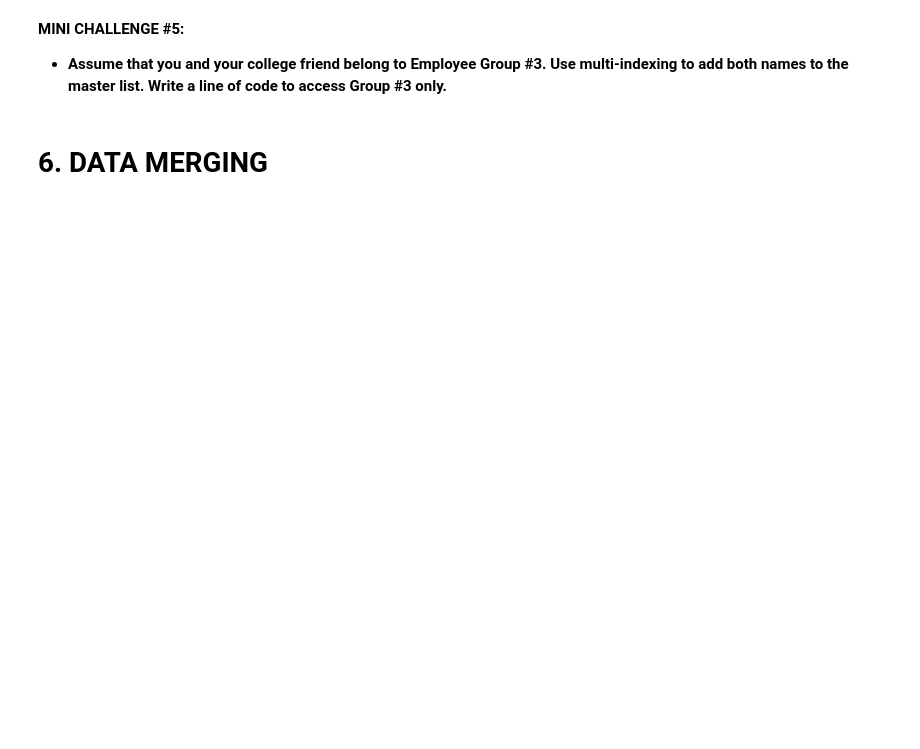
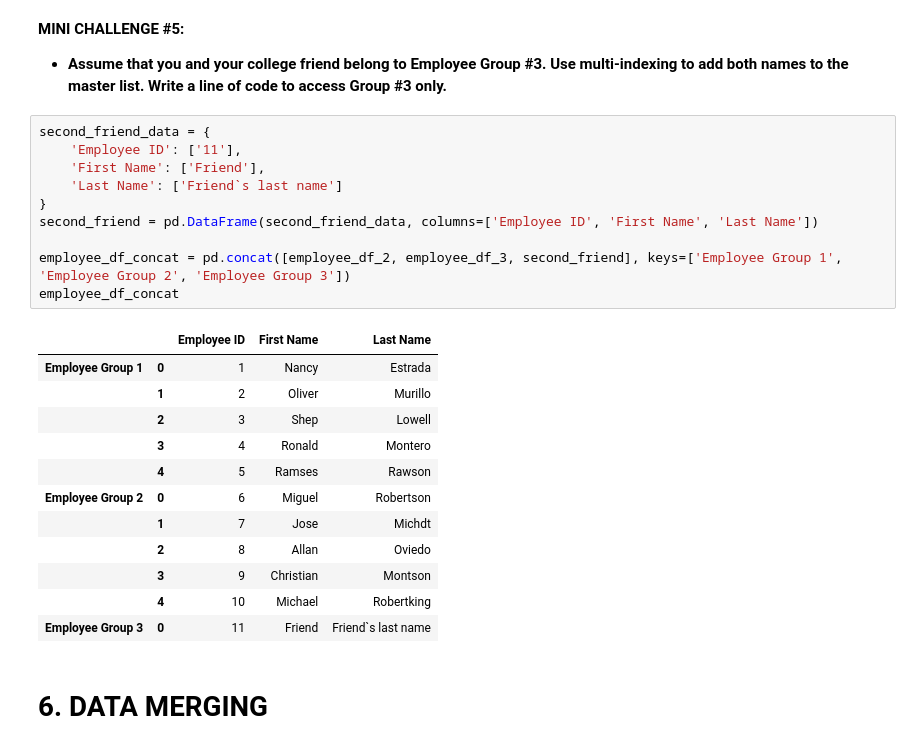
Before and after one commit to miguelestradam3/jupyter_pandas_third_training, a Jupyter notebook: Pandas for Data Analysis - Learning Path Part 3.ipynb, the cells around one changed output. Drawn from its saved outputs; the diff is of its cells as text; blank space fills up the shorter version.

```diff
--- a/Pandas for Data Analysis - Learning Path Part 3.ipynb
+++ b/Pandas for Data Analysis - Learning Path Part 3.ipynb
@@ -351,6 +356,29 @@ Name: First Name, dtype: object
 # %% [markdown]
 **MINI CHALLENGE #5:**
 - **Assume that you and your college friend belong to Employee Group #3. Use multi-indexing to add both names to the master list. Write a line of code to access Group #3 only.**
+# %%
+second_friend_data = {
+    'Employee ID': ['11'],
+    'First Name': ['Friend'],
+    'Last Name': ['Friend`s last name']
+}
+second_friend = pd.DataFrame(second_friend_data, columns=['Employee ID', 'First Name', 'Last Name'])
+
+employee_df_concat = pd.concat([employee_df_2, employee_df_3, second_friend], keys=['Employee Group 1', 'Employee Group 2', 'Employee Group 3'])
+employee_df_concat
+# %% [output]
+|  |  | Employee ID | First Name | Last Name |
+| Employee Group 1 | 0 | 1 | Nancy | Estrada |
+|  | 1 | 2 | Oliver | Murillo |
+|  | 2 | 3 | Shep | Lowell |
+|  | 3 | 4 | Ronald | Montero |
+|  | 4 | 5 | Ramses | Rawson |
+| Employee Group 2 | 0 | 6 | Miguel | Robertson |
+|  | 1 | 7 | Jose | Michdt |
+|  | 2 | 8 | Allan | Oviedo |
+|  | 3 | 9 | Christian | Montson |
+|  | 4 | 10 | Michael | Robertking |
+| Employee Group 3 | 0 | 11 | Friend | Friend`s last name |
 # %% [markdown]
 # 6. DATA MERGING
 # %%
```
Also changed, not shown: parts of 10 cells of this notebook, 1 other file.
